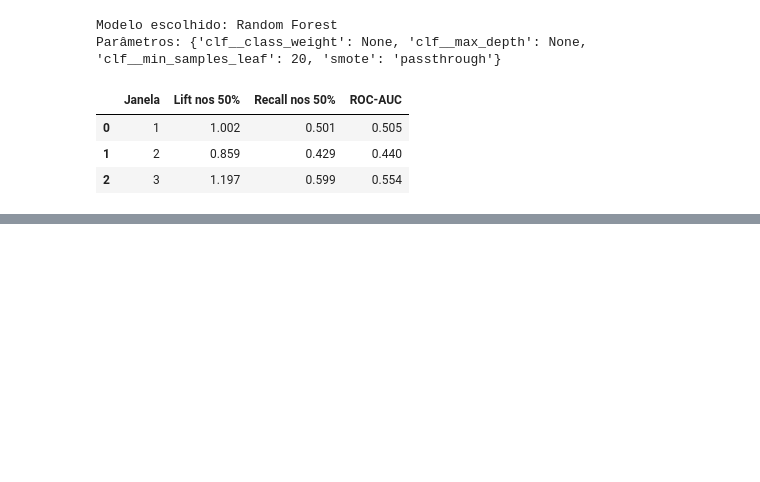
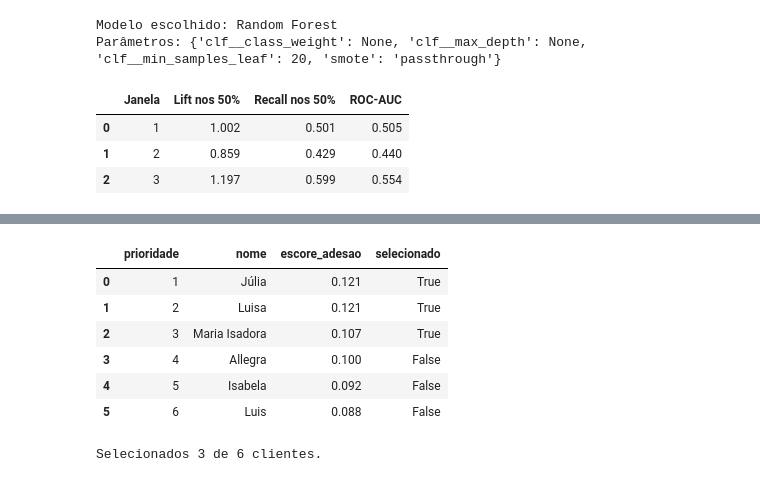
Before and after one commit to Maria-Isadora-Camargo/du_mkt_bancario_CDAN, a Jupyter notebook: du_mkt_bancario.ipynb, the cells around one changed output, grey strips where cells are left out. Saved outputs shown, nothing was run; the diff lists cells and outputs as text; code cells hidden in the pictures; blank space fills up the shorter version.

```diff
--- a/du_mkt_bancario.ipynb
+++ b/du_mkt_bancario.ipynb
@@ -649,0 +698,10 @@ display(estabilidade.round(3))
+# %%
+#contexto da lista de contatos
+mes = input("Mês planejado (jan, feb, mar, apr, may, jun, jul, aug, sep, oct, nov, dec): ").strip().lower()
+dia = input("Dia planejado (mon, tue, wed, thu, fri): ").strip().lower()
+
+emprego = float(input("Variação do emprego: "))
+precos = float(input("Índice de preços ao consumidor: "))
+confianca = float(input("Índice de confiança do consumidor: "))
+euribor = float(input("Euribor de 3 meses: "))
+empregados = float(input("Número de empregados: "))
@@ -649,0 +816,44 @@ display(estabilidade.round(3))
+# %%
+if len(clientes) < 2:
+    print("Cadastre pelo menos dois clientes para priorizar a lista.")
+
+else:
+    lista = pd.DataFrame(clientes)
+
+    #usar somente as variáveis do treinamento, na mesma ordem
+    dados = lista[X_train.columns]
+
+    lista["escore_adesao"] = (
+        modelo_final.predict_proba(dados)[:, 1]
+    )
+
+    #desempatar ao acaso e ordenar pelos maiores escores
+    lista = lista.sample(frac=1, random_state=42)
+
+    lista = lista.sort_values(
+        "escore_adesao",
+        ascending=False,
+        kind="stable"
+    ).reset_index(drop=True)
+
+    quantidade = int(np.ceil(len(lista) * 0.5))
+
+    lista["prioridade"] = np.arange(1, len(lista) + 1)
+    lista["selecionado"] = lista["prioridade"] <= quantidade
+
+    display(
+        lista[
+            ["prioridade", "nome", "escore_adesao", "selecionado"]
+        ].round(3)
+    )
+
+    print(f"Selecionados {quantidade} de {len(lista)} clientes.")
+# %% [output]
+|  | prioridade | nome | escore_adesao | selecionado |
+| 0 | 1 | Júlia | 0.121 | True |
+| 1 | 2 | Luisa | 0.121 | True |
+| 2 | 3 | Maria Isadora | 0.107 | True |
+| 3 | 4 | Allegra | 0.100 | False |
+| 4 | 5 | Isabela | 0.092 | False |
+| 5 | 6 | Luis | 0.088 | False |
+Selecionados 3 de 6 clientes.
```
Also changed, not shown: parts of 6 cells of this notebook.
